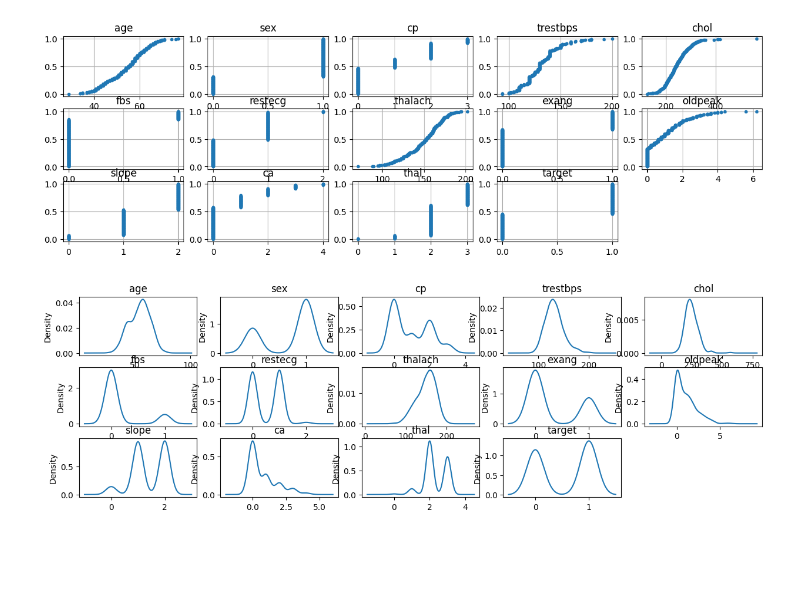
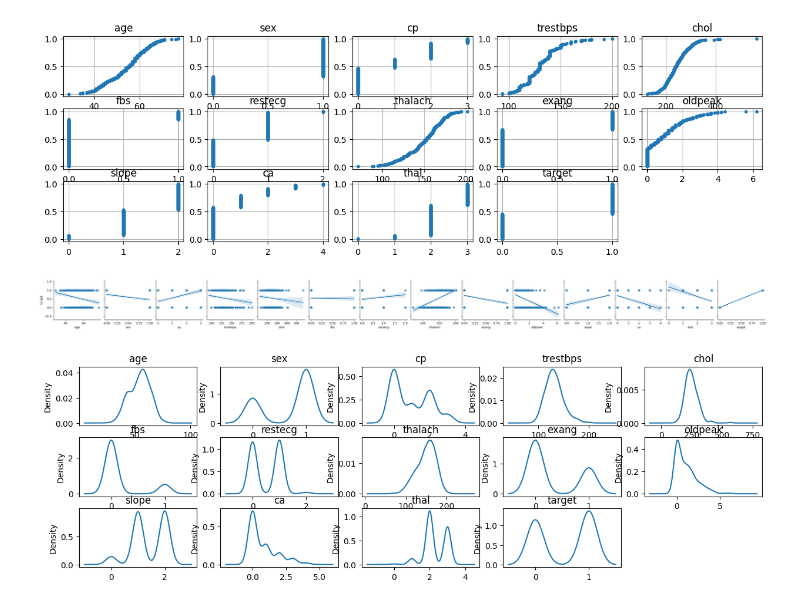
Before and after one commit to edelwiw/MachineLearning, a Jupyter notebook: Lab1.ipynb, the cells around one changed output. Drawn from its saved outputs; the diff is of its cells as text; code cells hidden in the pictures; blank space fills up the shorter version.

```diff
--- a/Lab1.ipynb
+++ b/Lab1.ipynb
@@ -319,6 +324,11 @@ for i in range(1, data.shape[1] + 1):
 plt.show()
 # %% [output]
 [figure]
+# %%
+pairplot(data, y_vars='target', x_vars=features, kind='reg', diag_kind=None)
+plt.show()
+# %% [output]
+[figure, added]
 # %%
 # kde
 
```
Also changed, not shown: parts of 3 cells of this notebook, 1 other file.
